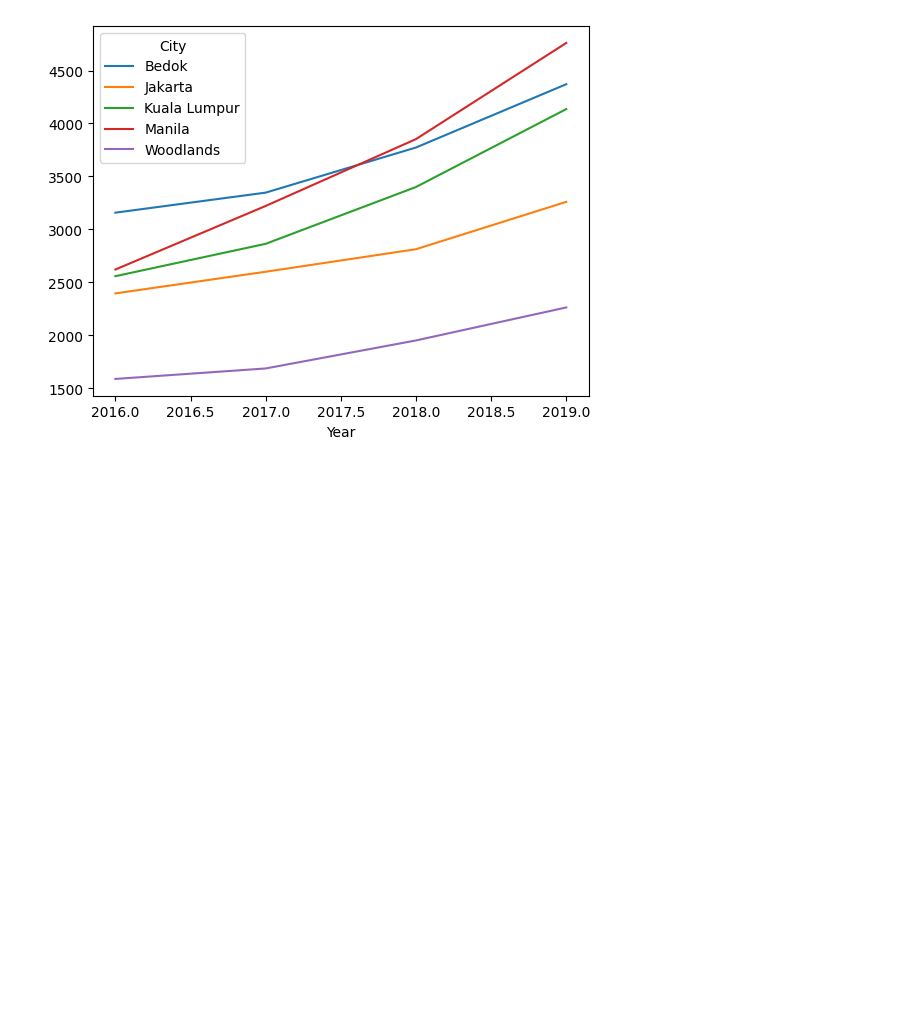
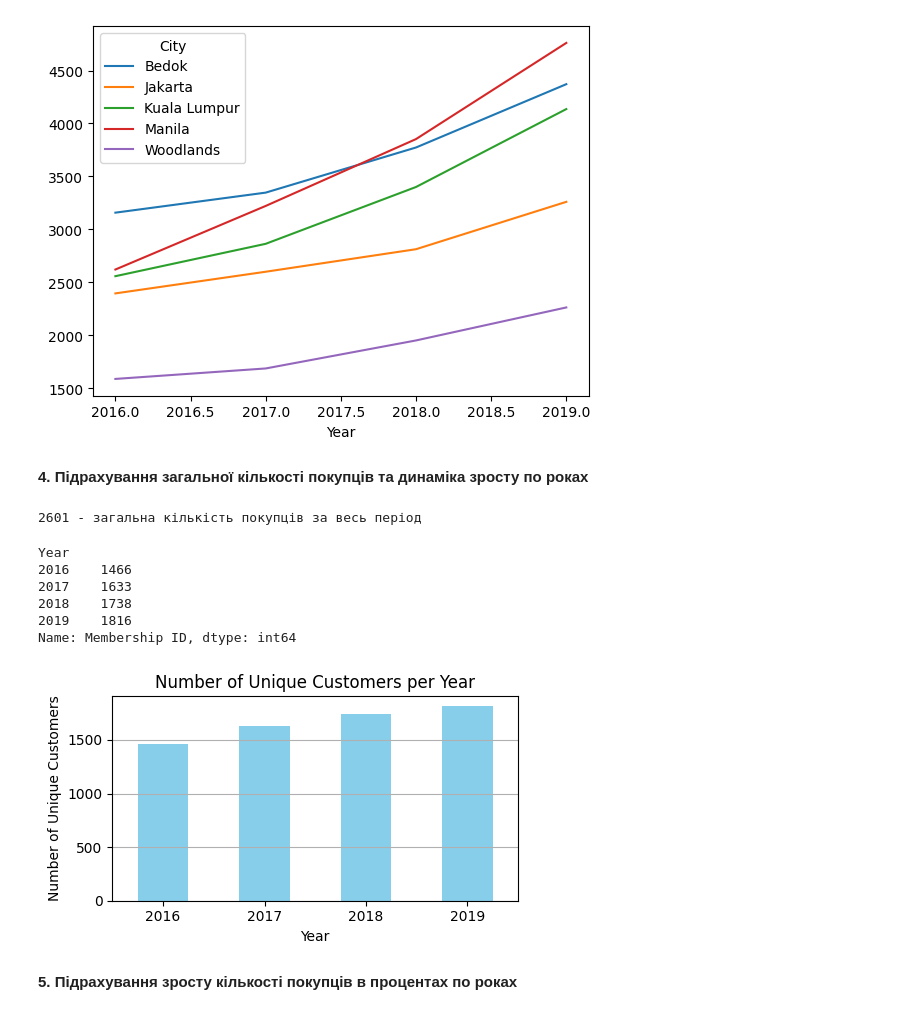
Before and after one commit to oleg-zao/My-Python-Home-Work, a Jupyter notebook: Final_Project_Grocery_store_sales_analysis.ipynb, the cells around one changed output. Drawn from its saved outputs; the diff is of its cells as text; code cells hidden in the pictures; blank space fills up the shorter version.

```diff
--- a/Final_Project_Grocery_store_sales_analysis.ipynb
+++ b/Final_Project_Grocery_store_sales_analysis.ipynb
@@ -319,3 +319,36 @@ profit_margin_pivot
 profit_margin_pivot.plot();
 # %% [output]
 [figure]
+# %% [markdown]
+**4. Підрахування загальної кількості покупців та динаміка зросту по роках**
+# %%
+# Загальна кількість покупців
+customers = df['Membership ID'].unique()
+print(f'{len(customers)} - загальна кількість покупців за весь період')
+# %% [output]
+2601 - загальна кількість покупців за весь період
+# %%
+# Розподіл кількості покупців по роках
+unique_customers_per_year = df.groupby('Year')['Membership ID'].nunique()
+print(unique_customers_per_year)
+# %% [output]
+Year
+2016    1466
+2017    1633
+2018    1738
+2019    1816
+Name: Membership ID, dtype: int64
+# %%
+plt.figure(figsize=(5, 3))
+unique_customers_per_year.plot(kind='bar', color='skyblue')
+plt.title('Number of Unique Customers per Year')
+plt.xlabel('Year')
+plt.ylabel('Number of Unique Customers')
+plt.xticks(rotation=0)
+plt.grid(axis='y')
+plt.tight_layout()
+plt.show()
+# %% [output]
+[figure, added]
+# %% [markdown]
+**5. Підрахування зросту кількості покупців в процентах по роках**
```
Also changed, not shown: parts of 10 cells of this notebook.
